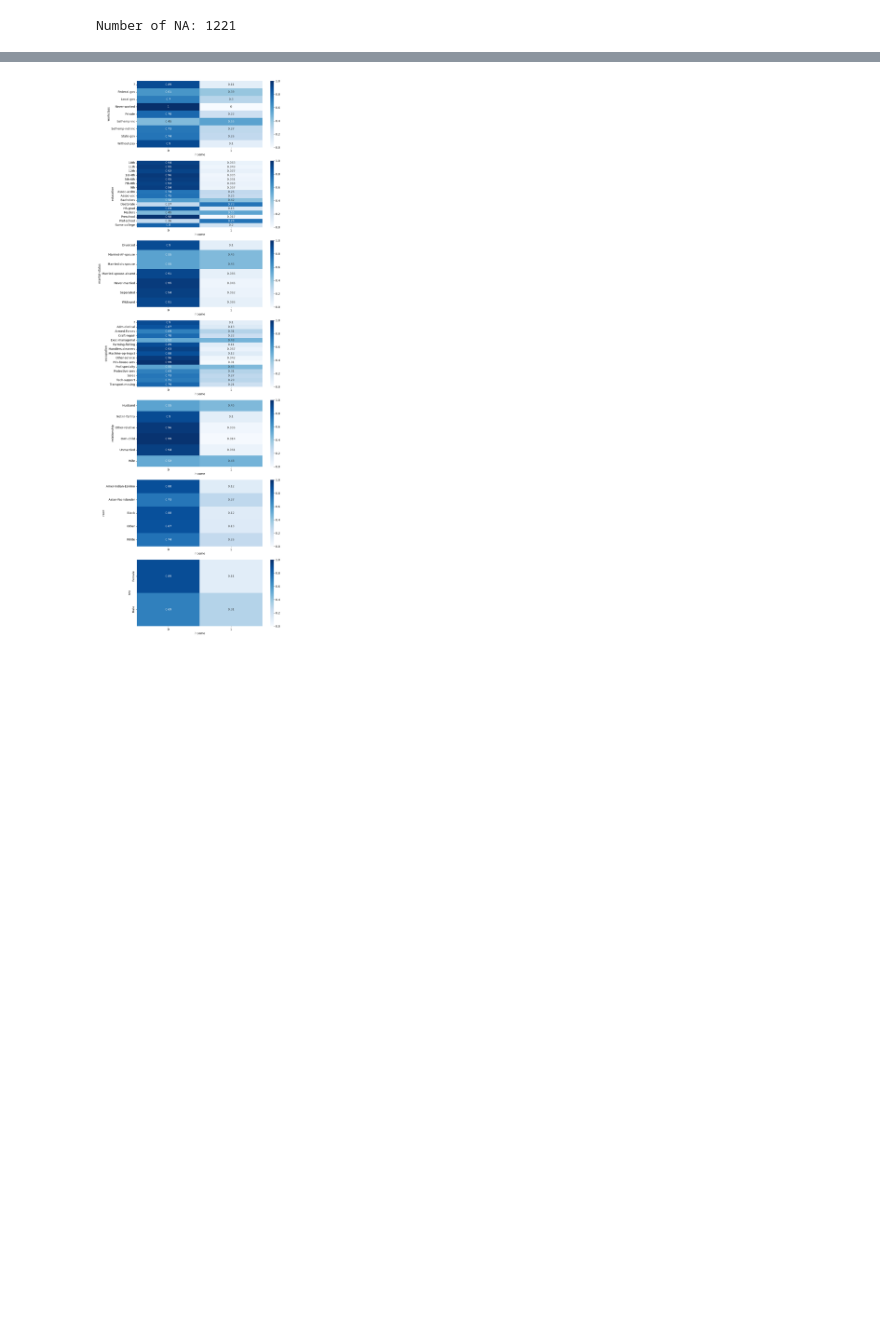
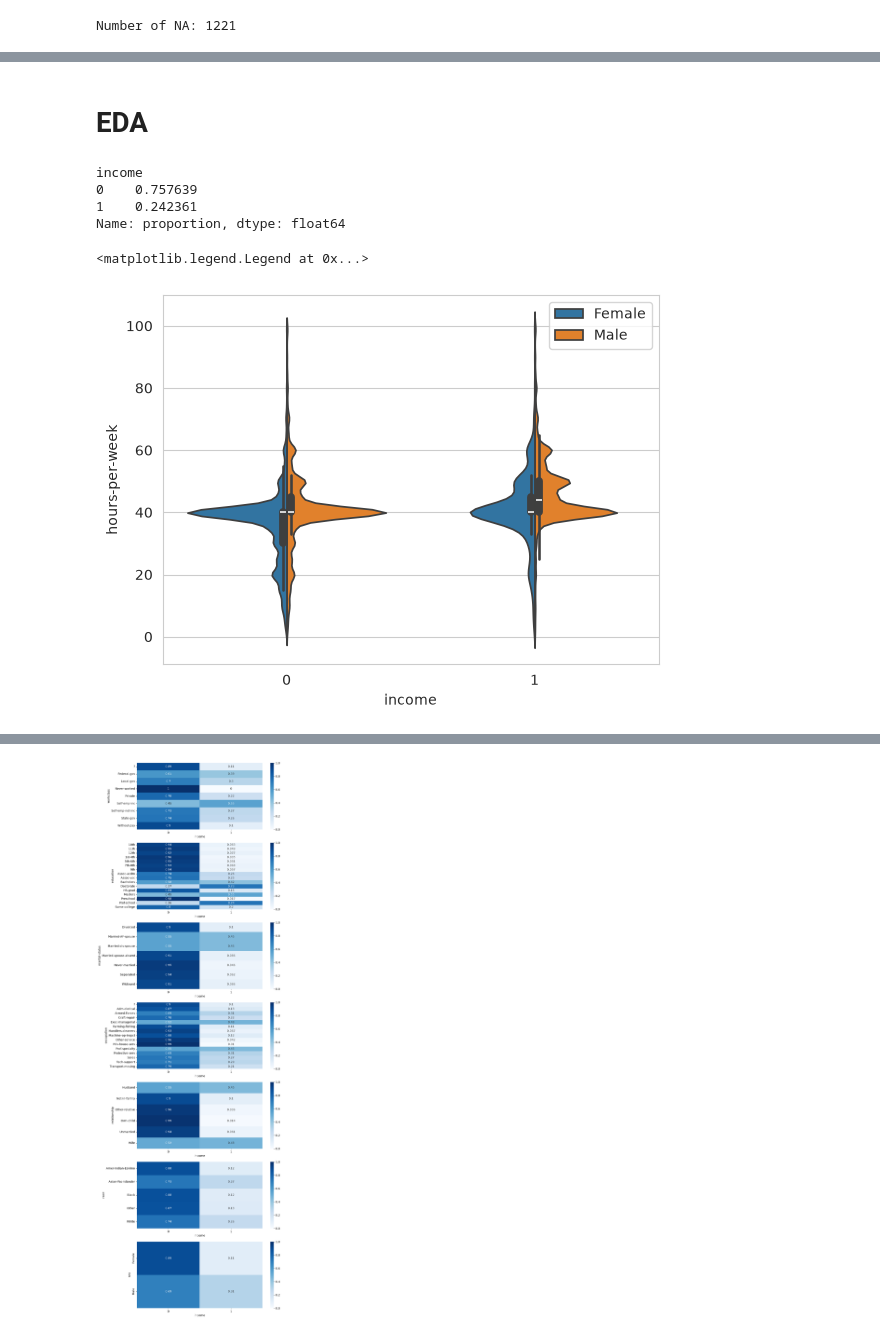
Before and after one commit to piq-13/data_science_projects, a Jupyter notebook: annual_income/annual_income.ipynb, the cells around one changed output, grey strips where cells are left out. Saved outputs shown, nothing was run; the diff lists cells and outputs as text; code cells hidden in the pictures; blank space fills up the shorter version.

```diff
--- a/annual_income/annual_income.ipynb
+++ b/annual_income/annual_income.ipynb
@@ -33,3 +43,4 @@ y['income'] = y['income'].replace({'<=50K.':'<=50K', '>50K.':'>50K'})
 # %%
-encoding_y = {'<=50K':0, '>50K':1}
-y['income'] = y['income'].map(encoding_y)
+encoding_y = {'<=50K':0,
+              '>50K':1}
+y = y.map(encoding_y)
@@ -39,5 +52,5 @@ print(f'Number of NA: {X.isna().any(axis=1).sum()}')
 Number of NA: 1221
 # %%
 idx_na = X.index[X.isna().any(axis=1)]
-X.dropna(inplace=True)
-y.drop(idx_na, inplace=True)
+X.dropna(inplace=TrDue)
+y.drop(index=idx_na, inplace=True)
@@ -45,3 +60,16 @@ y.drop(idx_na, inplace=True)
 from sklearn.model_selection import train_test_split
 
 X_train, X_test, y_train, y_test = train_test_split(X, y, stratify=y, test_size=0.2, random_state=42)
+# %% [markdown]
+# EDA
+# %%
+y_train.value_counts(normalize=True)
+# %% [output]
+income
+0    0.757639
+1    0.242361
+Name: proportion, dtype: float64
+# %%
+X_train['capital-total'] = X_train['capital-gain'] - X_train['capital-loss']
+data = X_train
+data['income'] = y_train
@@ -47,0 +78,6 @@ X_train, X_test, y_train, y_test = train_test_split(X, y, stratify=y, test_size=
+# %%
+sns.violinplot(data=data, x = 'income', y = 'hours-per-week', hue = 'sex', split=True)
+plt.legend(loc=0)
+# %% [output]
+<matplotlib.legend.Legend at 0x...>
+[figure, added]
```
Also changed, not shown: parts of 33 cells of this notebook.
